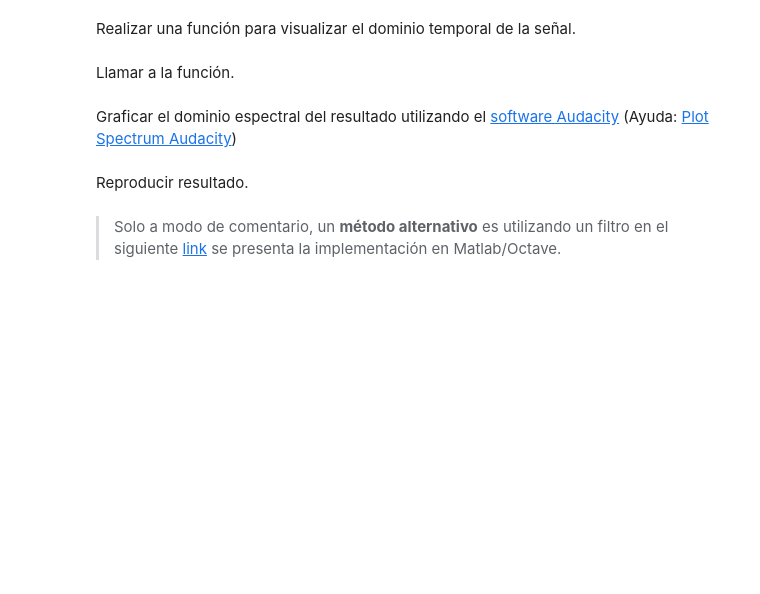
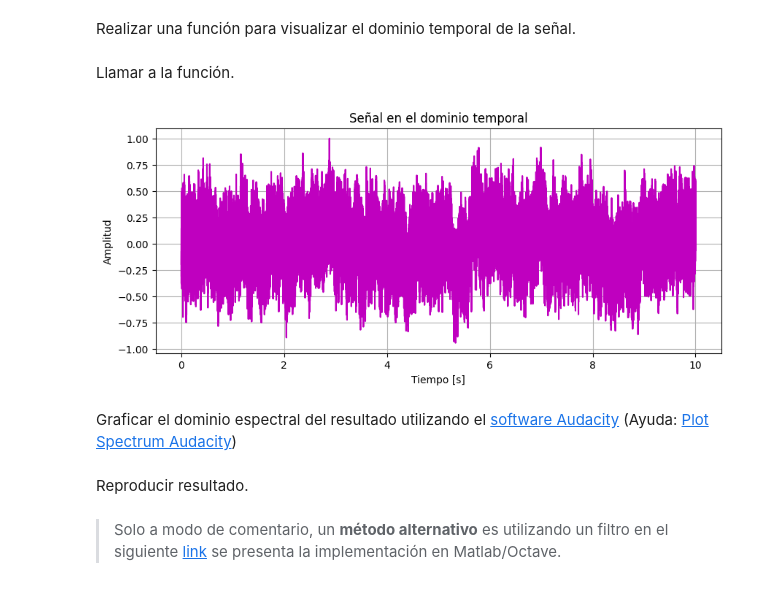
Before and after one commit to jeroscafati/TP-SyS, a Jupyter notebook: primer_entrega.ipynb, the cells around one changed output. Drawn from its saved outputs; the diff is of its cells as text; code cells hidden in the pictures; blank space fills up the shorter version.

```diff
--- a/primer_entrega.ipynb
+++ b/primer_entrega.ipynb
@@ -106,7 +118,11 @@ Realizar una función para visualizar el dominio temporal de la señal.
 # %%
 import matplotlib.pyplot as plt
 
-def graficar_dominio_temporal(señal, fs=44100):
+fs = 44100 # Frecuencia de muestreo
+signal = ruidoRosa_voss_editado(10)
+t = np.arange(0, len(signal))/fs # Vector de tiempo
+
+def graficar_dominio_temporal(t, signal):
     """
     Grafica el dominio temporal de la señal
 
@@ -129,19 +145,21 @@ def graficar_dominio_temporal(señal, fs=44100):
 
         graficar_dominio_temporal(ruidoRosa_voss(10))
     """
-    t = np.arange(0, len(señal)) / fs # tiempo en segundos
     plt.figure(figsize=(10, 4))
-    plt.plot(t, señal, color='m')
+    plt.plot(t, signal, color='m')
     plt.title('Señal en el dominio temporal')
     plt.xlabel('Tiempo [s]')
     plt.ylabel('Amplitud')
     plt.grid(True)
+    plt.show()
     return None
 # %% [markdown]
 Llamar a la función.
 # %%
 señal = ruidoRosa_voss_editado(10)
-graficar_dominio_temporal(señal, fs=44100)
+graficar_dominio_temporal(t, señal)
+# %% [output]
+[figure, added]
 # %% [markdown]
 Graficar el dominio espectral del resultado utilizando el [software Audacity](https://www.audacityteam.org/) (Ayuda: [Plot Spectrum Audacity](https://manual.audacityteam.org/man/plot_spectrum.html))
 # %%
```
Also changed, not shown: parts of 9 cells of this notebook.
